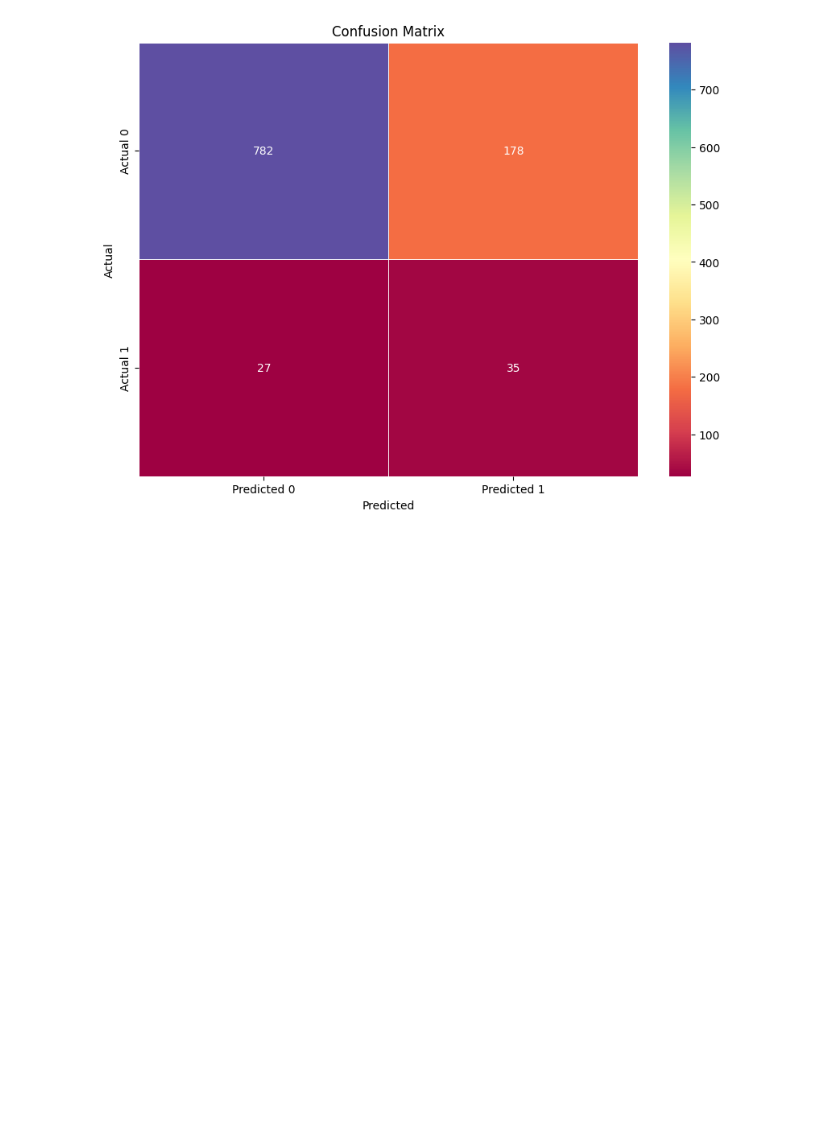
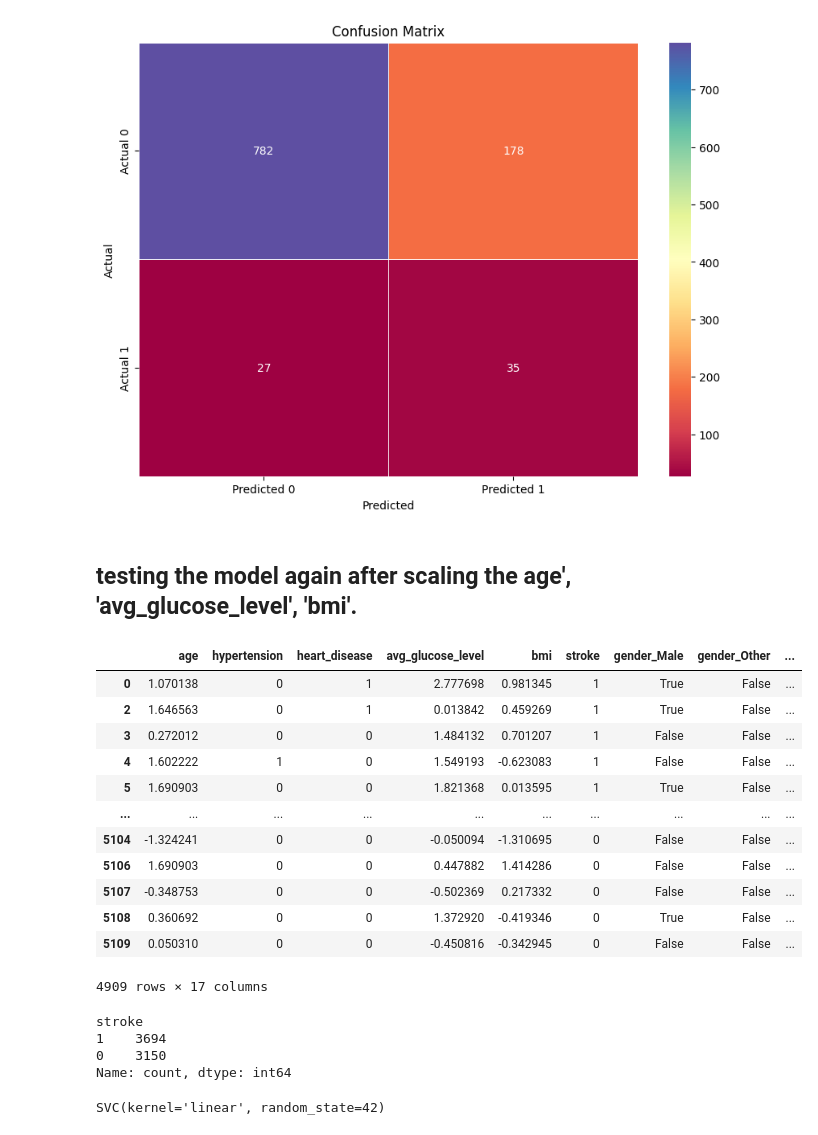
Before and after one commit to aparajita-code/Neuro_Ninjas, a Jupyter notebook: stroke_prediction_SVM.ipynb, the cells around one changed output. Drawn from its saved outputs; the diff is of its cells as text; code cells hidden in the pictures; blank space fills up the shorter version.

```diff
--- a/stroke_prediction_SVM.ipynb
+++ b/stroke_prediction_SVM.ipynb
@@ -380,3 +368,58 @@ plt.ylabel('Actual')
 plt.show()
 # %% [output]
 [figure]
+# %% [markdown]
+## testing the model again after scaling the age', 'avg_glucose_level', 'bmi'.
+# %%
+## Testing
+
+# Scale age, avg_glucose_level and bmi
+scaler = StandardScaler()
+stroke_df1[['age', 'avg_glucose_level', 'bmi']] = scaler.fit_transform(stroke_df1[['age', 'avg_glucose_level', 'bmi']])
+stroke_df1.head()
+
+#copy strokeinfo_drop_df into new dataframe strokeinfo2_df
+stroke_df1_ = stroke_df1.copy()
+stroke_df1_.info()
+# %%
+stroke_df1_
+# %% [output]
+|  | age | hypertension | heart_disease | avg_glucose_level | bmi | stroke | gender_Male | gender_Other | ... |
+| 0 | 1.070138 | 0 | 1 | 2.777698 | 0.981345 | 1 | True | False | ... |
+| 2 | 1.646563 | 0 | 1 | 0.013842 | 0.459269 | 1 | True | False | ... |
+| 3 | 0.272012 | 0 | 0 | 1.484132 | 0.701207 | 1 | False | False | ... |
+| 4 | 1.602222 | 1 | 0 | 1.549193 | -0.623083 | 1 | False | False | ... |
+| 5 | 1.690903 | 0 | 0 | 1.821368 | 0.013595 | 1 | True | False | ... |
+| ... | ... | ... | ... | ... | ... | ... | ... | ... | ... |
+| 5104 | -1.324241 | 0 | 0 | -0.050094 | -1.310695 | 0 | False | False | ... |
+| 5106 | 1.690903 | 0 | 0 | 0.447882 | 1.414286 | 0 | False | False | ... |
+| 5107 | -0.348753 | 0 | 0 | -0.502369 | 0.217332 | 0 | False | False | ... |
+| 5108 | 0.360692 | 0 | 0 | 1.372920 | -0.419346 | 0 | True | False | ... |
+| 5109 | 0.050310 | 0 | 0 | -0.450816 | -0.342945 | 0 | False | False | ... |
+4909 rows × 17 columns
+# %%
+# Remove stroke target from features data
+X=stroke_df1_.drop('stroke',axis=1,inplace=False)
+
+#define target
+y=stroke_df1_['stroke']
+
+# Split training/test datasets
+
+from sklearn.model_selection import train_test_split # dependency imported
+
+#split the stroke_df1 dataset into x_train and x_test and y_train and y_test
+X_train, X_test, y_train, y_test = train_test_split(X, y, test_size=0.2, random_state=42)
+
+
+from imblearn.combine import SMOTEENN # import the needede dpendency
+
+# Use SMOTEEN for oversampling
+smote_enn = SMOTEENN(random_state=42)
+X_resampled, y_resampled = smote_enn.fit_resample(X_train, y_train)
+y_resampled.value_counts()
+# %% [output]
+stroke
+1    3694
+0    3150
+Name: count, dtype: int64
@@ -382,0 +433,7 @@ plt.show()
+# %%
+
+from sklearn.svm import SVC
+model = SVC(kernel='linear',random_state=42)
+model.fit(X_train_scaled, y_resampled)
+# %% [output]
+SVC(kernel='linear', random_state=42)
```
Also changed, not shown: parts of 5 cells of this notebook, 4 other files.
